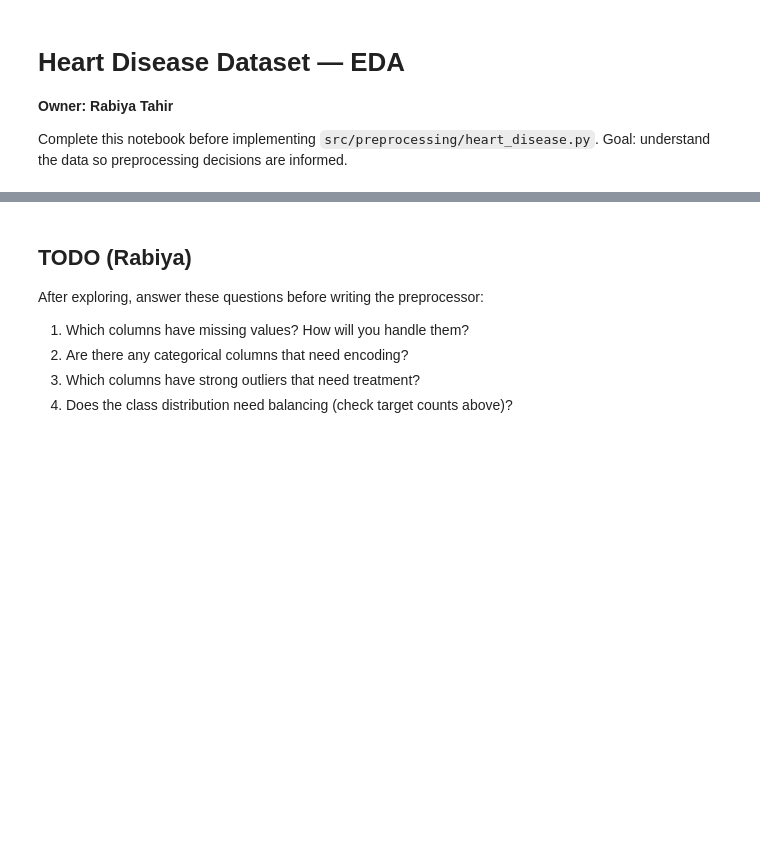
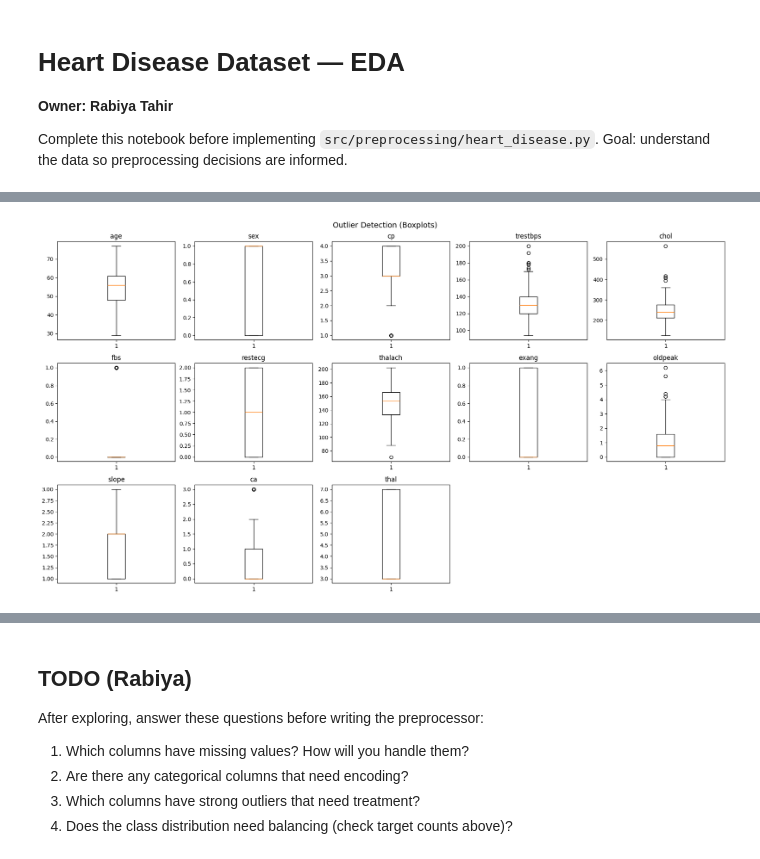
Before and after one commit to 1amIbrahim/XAI, a Jupyter notebook: notebooks/heart_disease_eda.ipynb, the cells around one changed output, grey strips where cells are left out. Saved outputs shown, nothing was run; the diff lists cells and outputs as text; code cells hidden in the pictures; blank space fills up the shorter version.

```diff
--- a/notebooks/heart_disease_eda.ipynb
+++ b/notebooks/heart_disease_eda.ipynb
@@ -15,0 +24,7 @@ df.head()
+# %%
+import os
+
+# Notebooks run from the notebooks/ directory, so ../visualizations points to project root
+SAVE_DIR = os.path.abspath("../visualizations/eda/heart_disease")
+os.makedirs(SAVE_DIR, exist_ok=True)
+print(f"Plots will be saved to: {SAVE_DIR}")
@@ -45,3 +86,21 @@ plt.show()
+# %%
+# Outlier detection using boxplots
+numeric_cols = df.select_dtypes(include=[np.number]).columns.tolist()
+numeric_cols = [c for c in numeric_cols if c != 'target']
+
+fig, axes = plt.subplots(3, 5, figsize=(18, 10))
+axes = axes.flatten()
+for i, col in enumerate(numeric_cols):
+    axes[i].boxplot(df[col].dropna())
+    axes[i].set_title(col)
+for j in range(i+1, len(axes)):
+    fig.delaxes(axes[j])
+plt.suptitle('Outlier Detection (Boxplots)', fontsize=14)
+plt.tight_layout()
+plt.savefig(os.path.join(SAVE_DIR, 'outlier_boxplots.png'), dpi=150, bbox_inches='tight')
+plt.show()
+# %% [output]
+[figure, added]
 # %%
 # Outlier detection using boxplots
 numeric_cols = df.select_dtypes(include=[np.number]).columns.tolist()
```
Also changed, not shown: parts of 8 cells of this notebook, 29 other files.
